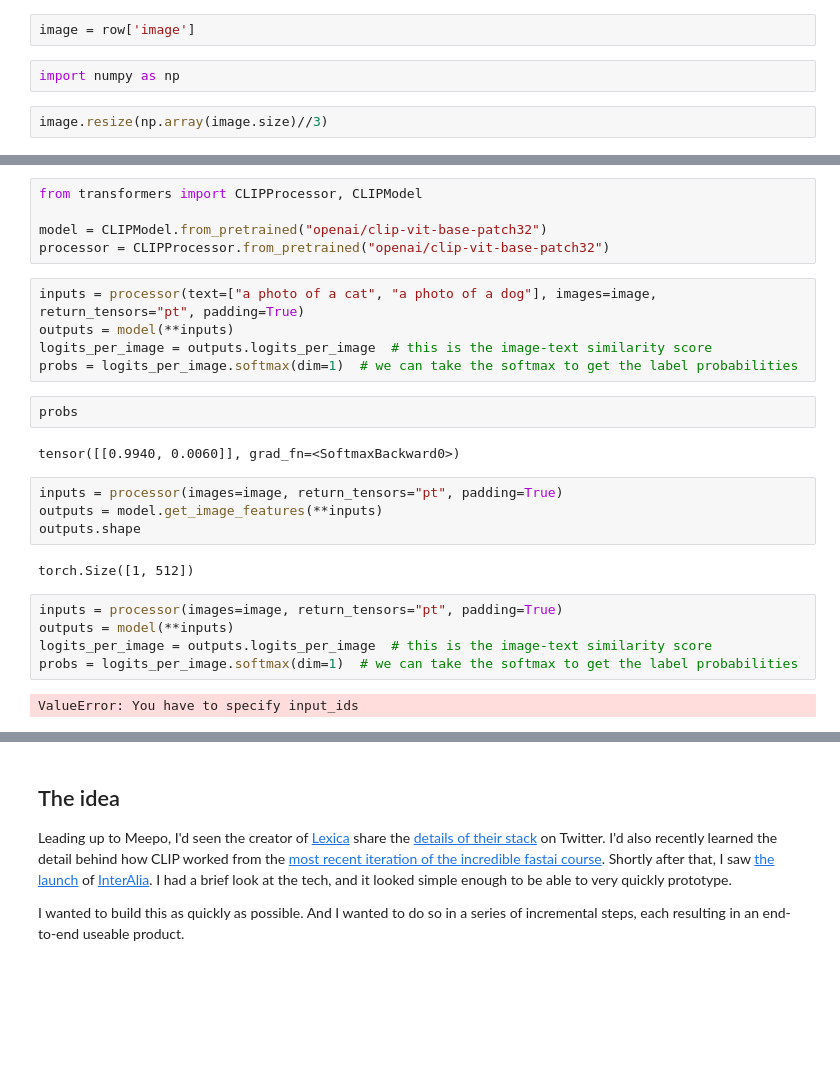
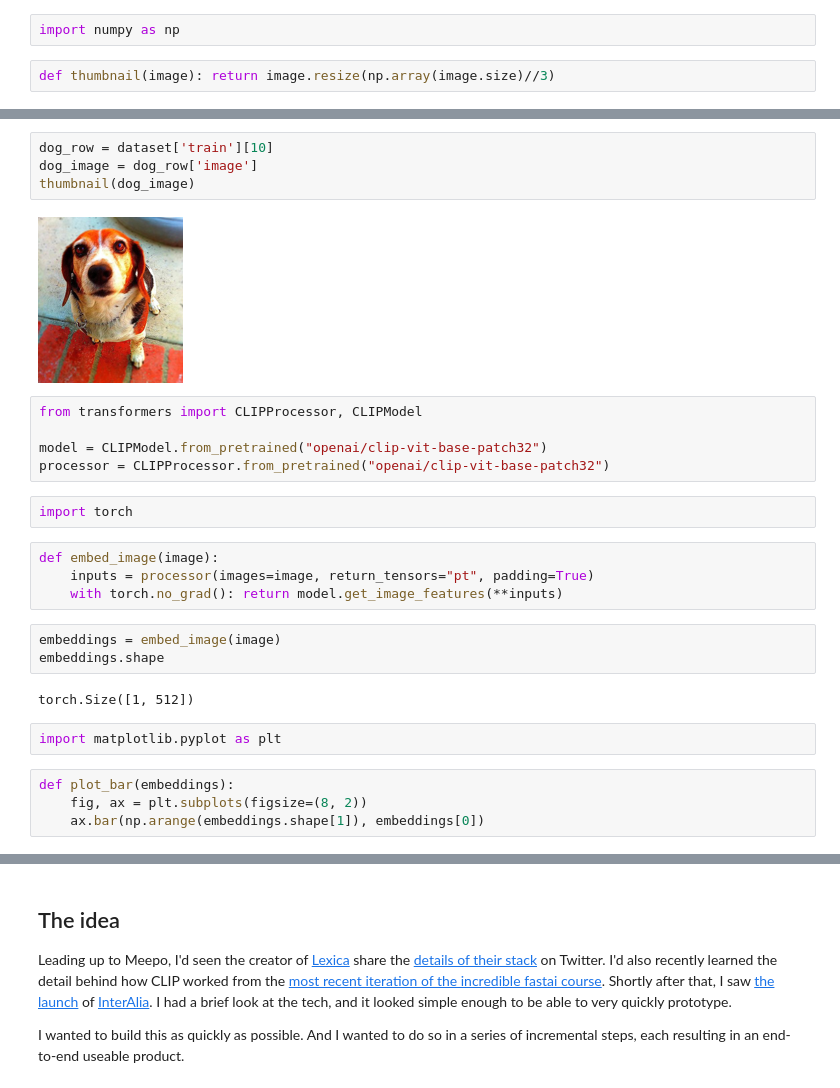
Before and after one commit to seeM/blog, a Jupyter notebook: posts/how-i-built-meepo-a-fashion-search-engine.ipynb, the cells around one changed output, grey strips where cells are left out. Cells and saved outputs as stored; diff of their text form; blank space fills up the shorter version.

```diff
--- a/posts/how-i-built-meepo-a-fashion-search-engine.ipynb
+++ b/posts/how-i-built-meepo-a-fashion-search-engine.ipynb
@@ -59,6 +71,4 @@ row = dataset['train'][15]
-# %%
-image = row['image']
 # %%
 import numpy as np
 # %%
-image.resize(np.array(image.size)//3)
+def thumbnail(image): return image.resize(np.array(image.size)//3)
@@ -67,27 +81,28 @@ image.resize(np.array(image.size)//3)
+# %%
+dog_row = dataset['train'][10]
+dog_image = dog_row['image']
+thumbnail(dog_image)
+# %% [output]
+[figure, added]
 # %%
 from transformers import CLIPProcessor, CLIPModel
 
 model = CLIPModel.from_pretrained("openai/clip-vit-base-patch32")
 processor = CLIPProcessor.from_pretrained("openai/clip-vit-base-patch32")
-# %%
-inputs = processor(text=["a photo of a cat", "a photo of a dog"], images=image, return_tensors="pt", padding=True)
-outputs = model(**inputs)
-logits_per_image = outputs.logits_per_image  # this is the image-text similarity score
-probs = logits_per_image.softmax(dim=1)  # we can take the softmax to get the label probabilities
-# %%
-probs
-# %% [output]
-tensor([[0.9940, 0.0060]], grad_fn=<SoftmaxBackward0>)
+# %%
+import torch
 # %%
-inputs = processor(images=image, return_tensors="pt", padding=True)
-outputs = model.get_image_features(**inputs)
-outputs.shape
+def embed_image(image):
+    inputs = processor(images=image, return_tensors="pt", padding=True)
+    with torch.no_grad(): return model.get_image_features(**inputs)
-# %% [output]
-torch.Size([1, 512])
-# %%
-inputs = processor(images=image, return_tensors="pt", padding=True)
-outputs = model(**inputs)
-logits_per_image = outputs.logits_per_image  # this is the image-text similarity score
-probs = logits_per_image.softmax(dim=1)  # we can take the softmax to get the label probabilities
-# %% [output]
-ValueError: You have to specify input_ids
+# %%
+embeddings = embed_image(image)
+embeddings.shape
+# %% [output]
+torch.Size([1, 512])
+# %%
+import matplotlib.pyplot as plt
+# %%
+def plot_bar(embeddings):
+    fig, ax = plt.subplots(figsize=(8, 2))
+    ax.bar(np.arange(embeddings.shape[1]), embeddings[0])
```
Also changed, not shown: parts of 22 cells of this notebook, 1 other file.
